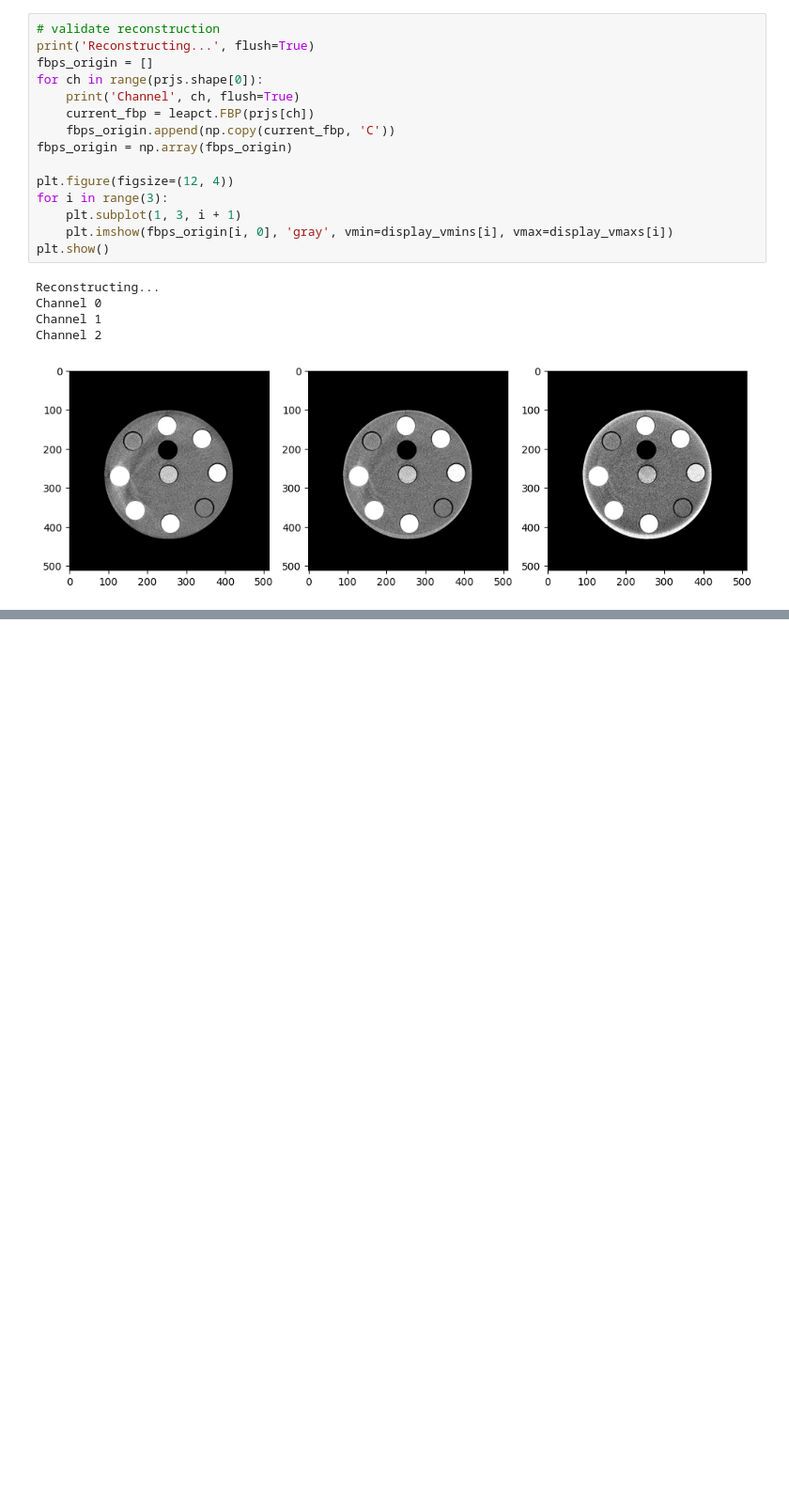
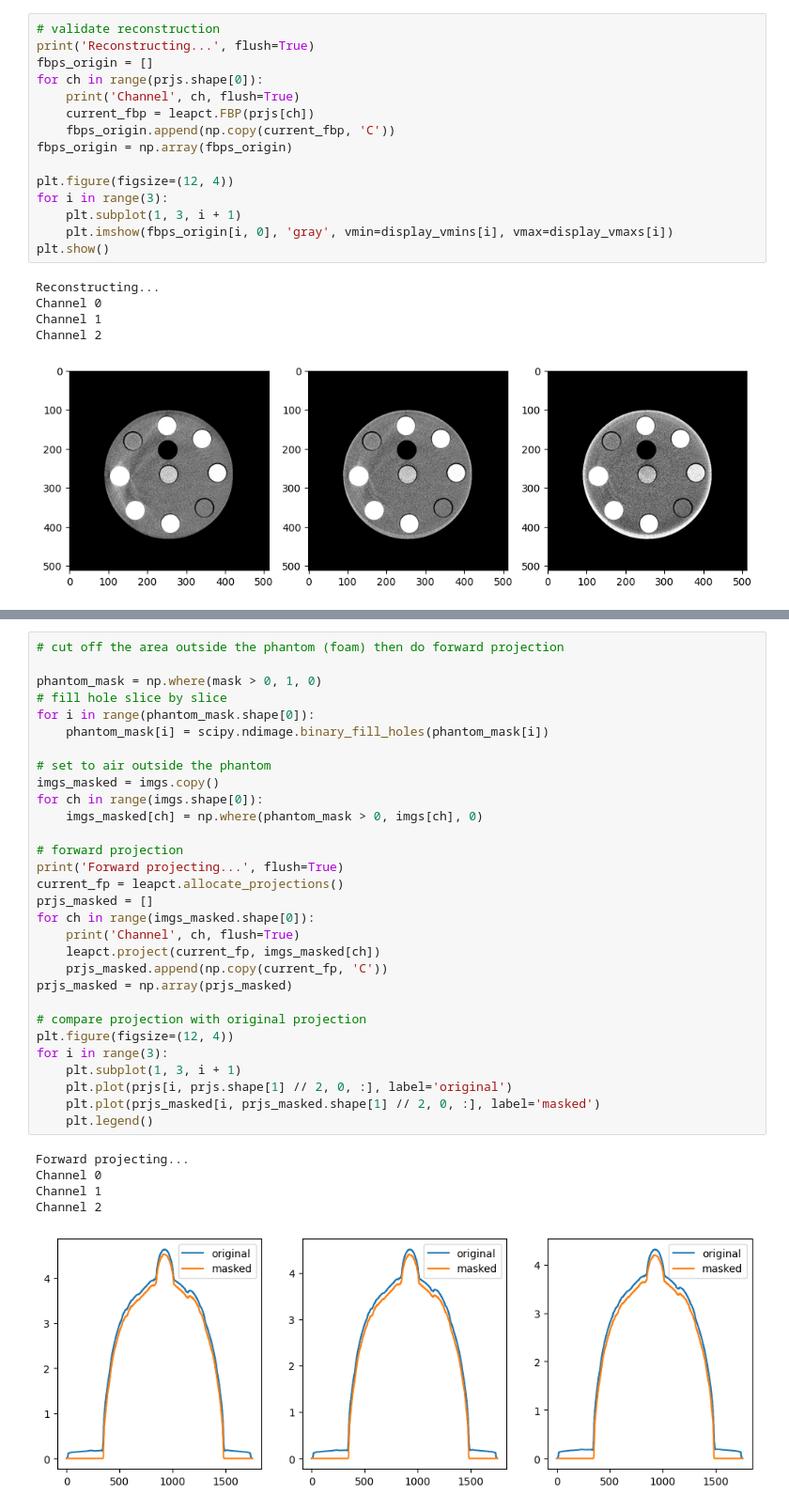
Before and after one commit to wudufan/pcct_md_diffusion, a Jupyter notebook: src/pcct_md_diffusion/md/post_correction_img/notebooks/post_correction_calibration_8_41.ipynb, the cells around one changed output, grey strips where cells are left out. Shown at 94% size. Cells and saved outputs as stored; diff of their text form; blank space fills up the shorter version.

```diff
--- a/src/pcct_md_diffusion/md/post_correction_img/notebooks/post_correction_calibration_8_41.ipynb
+++ b/src/pcct_md_diffusion/md/post_correction_img/notebooks/post_correction_calibration_8_41.ipynb
@@ -151,0 +173,36 @@ Reconstructing...
+# %%
+# cut off the area outside the phantom (foam) then do forward projection
+
+phantom_mask = np.where(mask > 0, 1, 0)
+# fill hole slice by slice
+for i in range(phantom_mask.shape[0]):
+    phantom_mask[i] = scipy.ndimage.binary_fill_holes(phantom_mask[i])
+
+# set to air outside the phantom
+imgs_masked = imgs.copy()
+for ch in range(imgs.shape[0]):
+    imgs_masked[ch] = np.where(phantom_mask > 0, imgs[ch], 0)
+
+# forward projection
+print('Forward projecting...', flush=True)
+current_fp = leapct.allocate_projections()
+prjs_masked = []
+for ch in range(imgs_masked.shape[0]):
+    print('Channel', ch, flush=True)
+    leapct.project(current_fp, imgs_masked[ch])
+    prjs_masked.append(np.copy(current_fp, 'C'))
+prjs_masked = np.array(prjs_masked)
+
+# compare projection with original projection
+plt.figure(figsize=(12, 4))
+for i in range(3):
+    plt.subplot(1, 3, i + 1)
+    plt.plot(prjs[i, prjs.shape[1] // 2, 0, :], label='original')
+    plt.plot(prjs_masked[i, prjs_masked.shape[1] // 2, 0, :], label='masked')
+    plt.legend()
+# %% [output]
+Forward projecting...
+Channel 0
+Channel 1
+Channel 2
+[figure, added]
```
Also changed, not shown: parts of 10 cells of this notebook, 3 other files.
